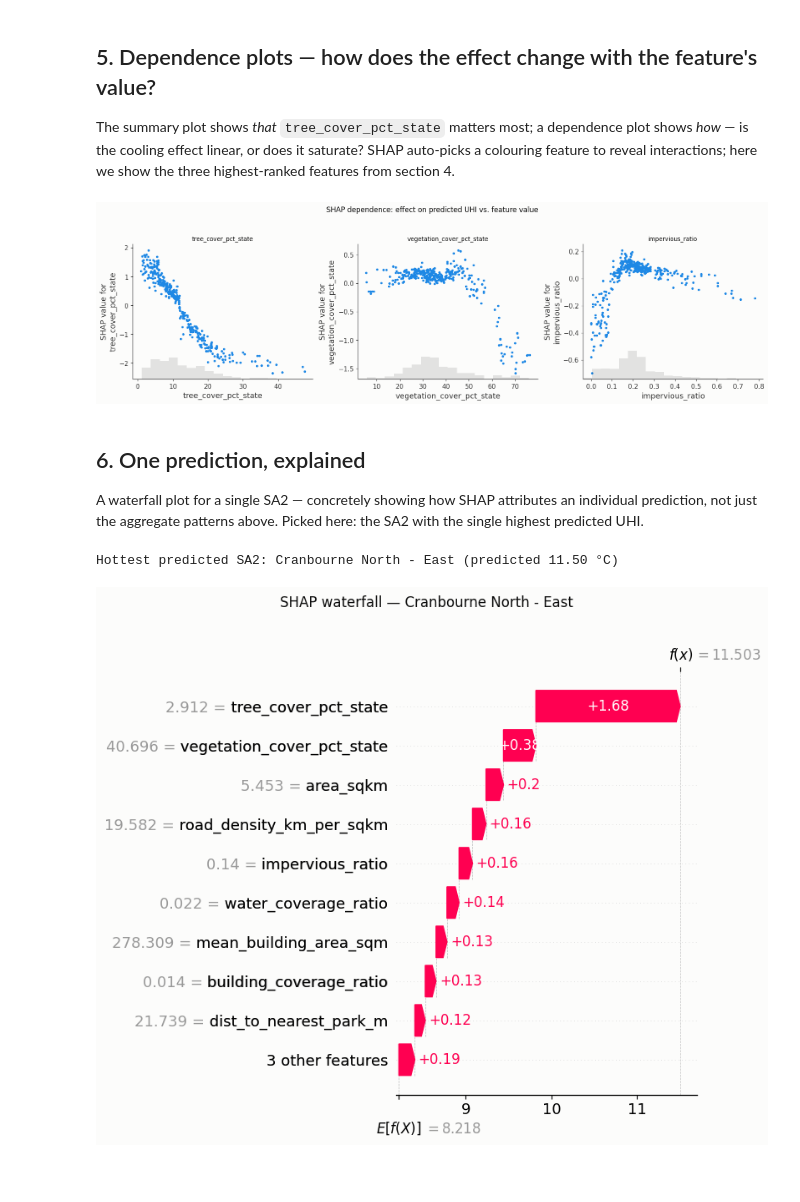
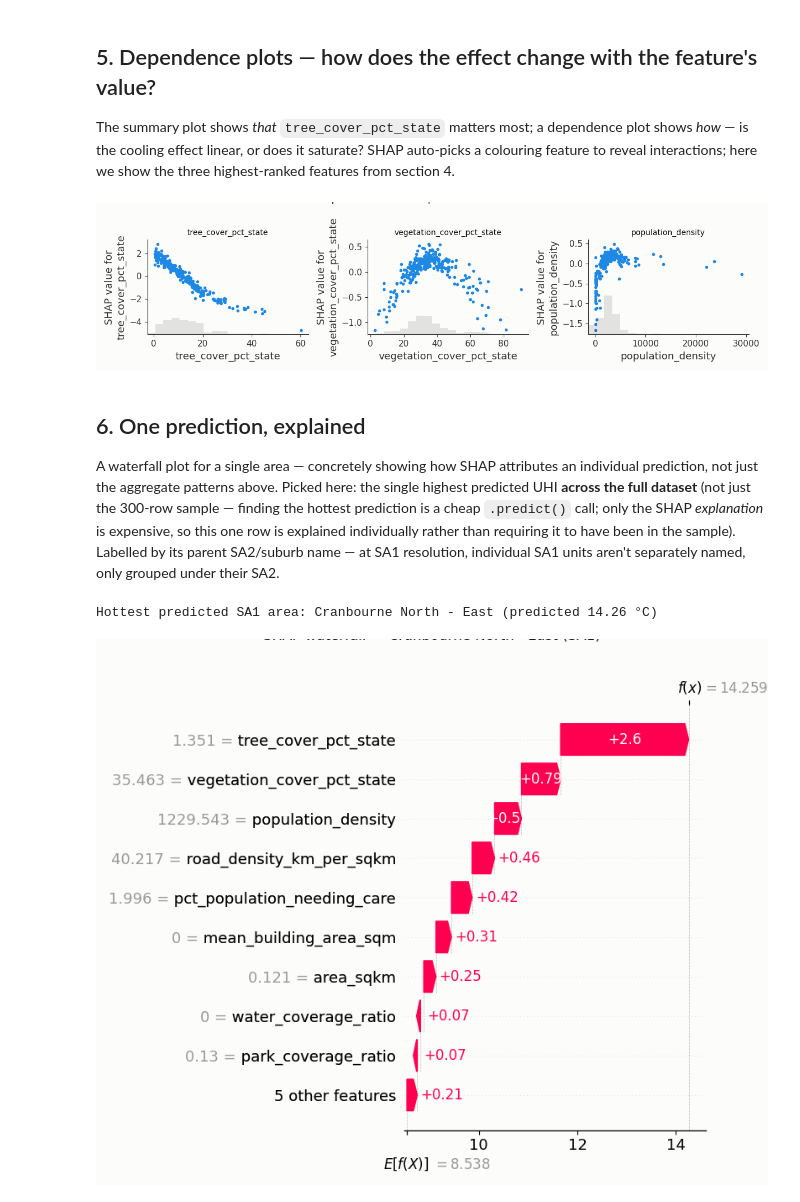
Before and after one commit to duytrangiale/urbancool_melbourne, a Jupyter notebook: notebooks/04_shap_analysis.ipynb, the cells around one changed output. Saved outputs shown, nothing was run; the diff lists cells and outputs as text; code cells hidden in the pictures; blank space fills up the shorter version.

```diff
--- a/notebooks/04_shap_analysis.ipynb
+++ b/notebooks/04_shap_analysis.ipynb
@@ -62,11 +66,18 @@ ultimately fit on.
 # %%
+import json as _json
+
 config = load_config()
-model = joblib.load(PROJECT_ROOT / config["paths"]["models"] / "best_model.joblib")
+models_dir = PROJECT_ROOT / config["paths"]["models"]
+model_info = _json.loads((models_dir / "model_info.json").read_text())
+resolution = model_info["resolution"]
+print("Winning resolution:", resolution, "| model:", model_info["model"], "| rows:", model_info["n_rows"])
+
+model = joblib.load(models_dir / "best_model.joblib")
 model_name = type(model.named_steps["model"]).__name__
 print("Loaded pipeline steps:", list(model.named_steps.keys()))
 print("Underlying model:", model_name)
 
-data = load_model_data(config)
+data = load_model_data(resolution, config)
 X = data[FEATURE_COLS]
 
 # SHAP's TreeExplainer works on the raw tree model, not the sklearn Pipeline wrapper, so
@@ -181,7 +213,7 @@ from section 4.
 # %%
 top_features = mean_abs_shap["feature"].head(3).tolist()
 
-fig, axes = plt.subplots(1, 3, figsize=(16, 4.5))
+fig, axes = plt.subplots(1, 3, figsize=(12, 3))
 for ax, feat in zip(axes, top_features):
     shap.plots.scatter(explanation[:, feat], ax=ax, show=False)
     ax.set_title(feat, fontsize=10)
@@ -189,26 +221,38 @@ fig.suptitle("SHAP dependence: effect on predicted UHI vs. feature value", y=1.0
 fig.tight_layout()
 plt.show()
 # %% [output]
-[figure, old version]
+[figure, new version]
 # %% [markdown]
 ## 6. One prediction, explained
 
-A waterfall plot for a single SA2 — concretely showing how SHAP attributes an individual
-prediction, not just the aggregate patterns above. Picked here: the SA2 with the single
-highest predicted UHI.
+A waterfall plot for a single area — concretely showing how SHAP attributes an
+individual prediction, not just the aggregate patterns above. Picked here: the single
+highest predicted UHI **across the full dataset** (not just the 300-row sample — finding
+the hottest prediction is a cheap `.predict()` call; only the SHAP *explanation* is
+expensive, so this one row is explained individually rather than requiring it to have
+been in the sample). Labelled by its parent SA2/suburb name — at SA1 resolution,
+individual SA1 units aren't separately named, only grouped under their SA2.
 # %%
-hottest_idx = model.predict(X).argmax()
+from matplotlib.pyplot import figure
+
+
+all_preds = model.predict(X)
+hottest_idx = all_preds.argmax()
 hottest_name = data.iloc[hottest_idx]["SA2_NAME21"]
-print(f"Hottest predicted SA2: {hottest_name} (predicted {model.predict(X)[hottest_idx]:.2f} °C)")
+print(f"Hottest predicted {resolution} area: {hottest_name} (predicted {all_preds[hottest_idx]:.2f} °C)")
 
-shap.plots.waterfall(explanation[hottest_idx], show=False)
+hottest_row = X_imputed.iloc[[hottest_idx]]
+hottest_explanation = explainer(hottest_row)
+
+figure(figsize=(10, 4))
+shap.plots.waterfall(hottest_explanation[0], show=False)
 fig = plt.gcf()
-fig.suptitle(f"SHAP waterfall — {hottest_name}", y=1.02)
+fig.suptitle(f"SHAP waterfall — {hottest_name} ({resolution})", y=1.02)
 fig.tight_layout()
 plt.show()
 # %% [output]
-Hottest predicted SA2: Cranbourne North - East (predicted 11.50 °C)
+Hottest predicted SA1 area: Cranbourne North - East (predicted 14.26 °C)
-[figure, old version]
+[figure, new version]
 # %% [markdown]
 ## Takeaways
 
```
Also changed, not shown: parts of 12 cells of this notebook, 8 other files.
